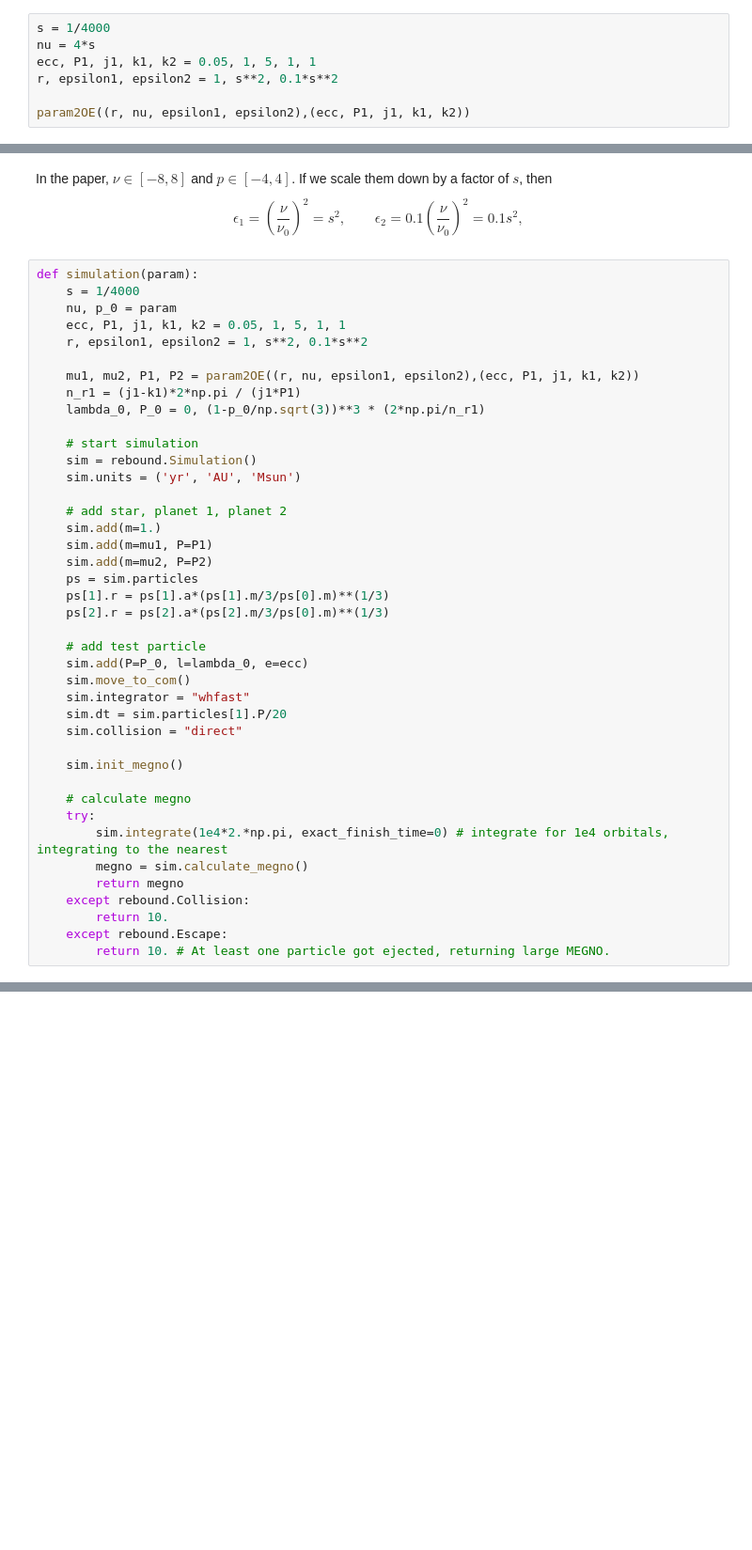
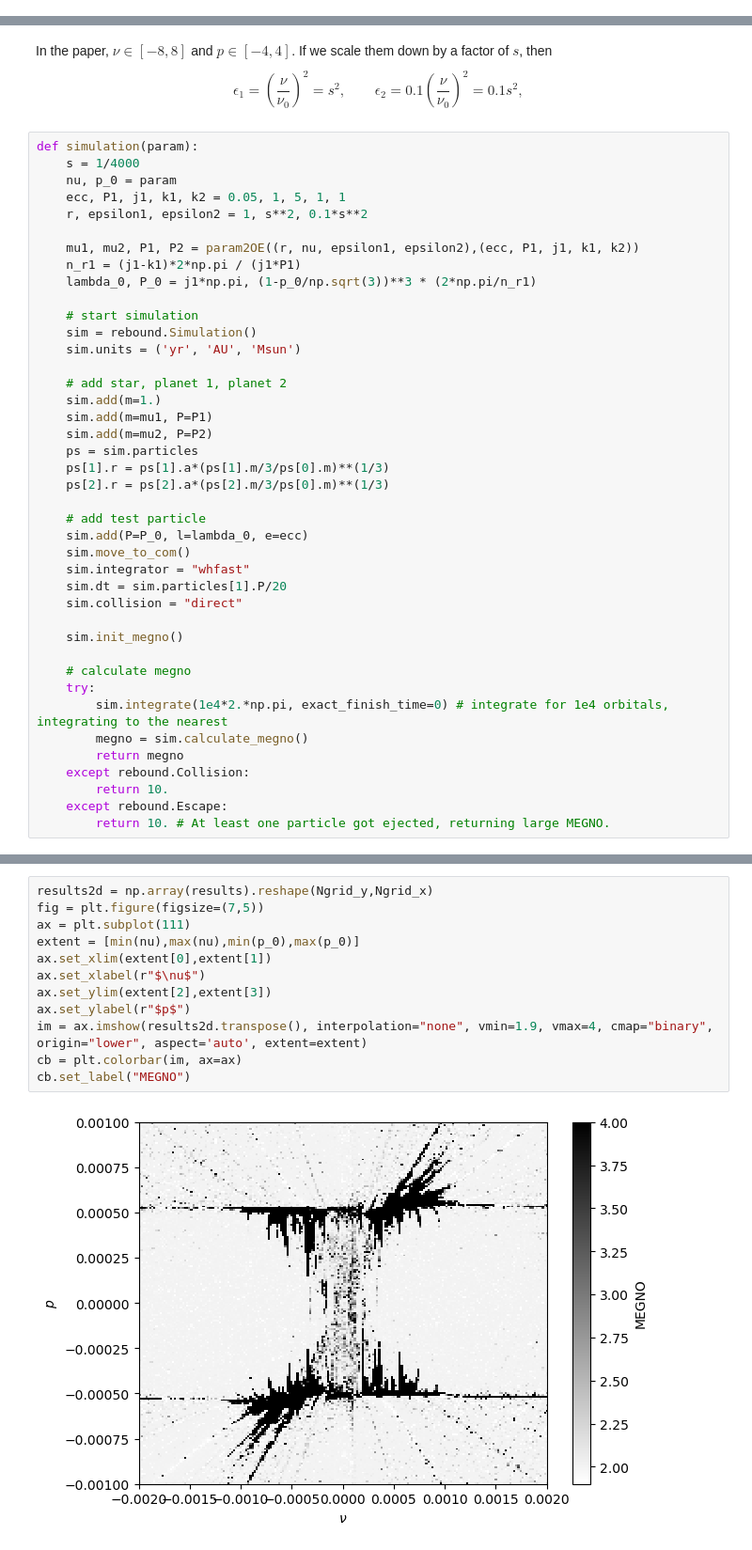
Before and after one commit to EritasY/Chaos, a Jupyter notebook: Double surface of section.ipynb, the cells around one changed output, grey strips where cells are left out. Shown at 94% size. Drawn from its saved outputs; the diff is of its cells as text; blank space fills up the shorter version.

```diff
--- a/Double surface of section.ipynb
+++ b/Double surface of section.ipynb
@@ -73,10 +73,3 @@ def OE2param(OE, userDefined):
     nu = 1/np.sqrt(3) * (n_r2/n_r1 - 1)
 
     return r, nu, epsilon1, epsilon2
-# %%
-s = 1/4000
-nu = 4*s
-ecc, P1, j1, k1, k2 = 0.05, 1, 5, 1, 1
-r, epsilon1, epsilon2 = 1, s**2, 0.1*s**2
-
-param2OE((r, nu, epsilon1, epsilon2),(ecc, P1, j1, k1, k2))
@@ -95,7 +86,7 @@ def simulation(param):
 
     mu1, mu2, P1, P2 = param2OE((r, nu, epsilon1, epsilon2),(ecc, P1, j1, k1, k2))
     n_r1 = (j1-k1)*2*np.pi / (j1*P1)
-    lambda_0, P_0 = 0, (1-p_0/np.sqrt(3))**3 * (2*np.pi/n_r1)
+    lambda_0, P_0 = j1*np.pi, (1-p_0/np.sqrt(3))**3 * (2*np.pi/n_r1)
 
     # start simulation
     sim = rebound.Simulation()
@@ -156,0 +132,14 @@ cb.set_label("MEGNO")
+# %%
+results2d = np.array(results).reshape(Ngrid_y,Ngrid_x)
+fig = plt.figure(figsize=(7,5))
+ax = plt.subplot(111)
+extent = [min(nu),max(nu),min(p_0),max(p_0)]
+ax.set_xlim(extent[0],extent[1])
+ax.set_xlabel(r"$\nu$")
+ax.set_ylim(extent[2],extent[3])
+ax.set_ylabel(r"$p$")
+im = ax.imshow(results2d.transpose(), interpolation="none", vmin=1.9, vmax=4, cmap="binary", origin="lower", aspect='auto', extent=extent)
+cb = plt.colorbar(im, ax=ax)
+cb.set_label("MEGNO")
+# %% [output]
+[figure, added]
```
Also changed, not shown: parts of 2 cells of this notebook, 2 other files.
